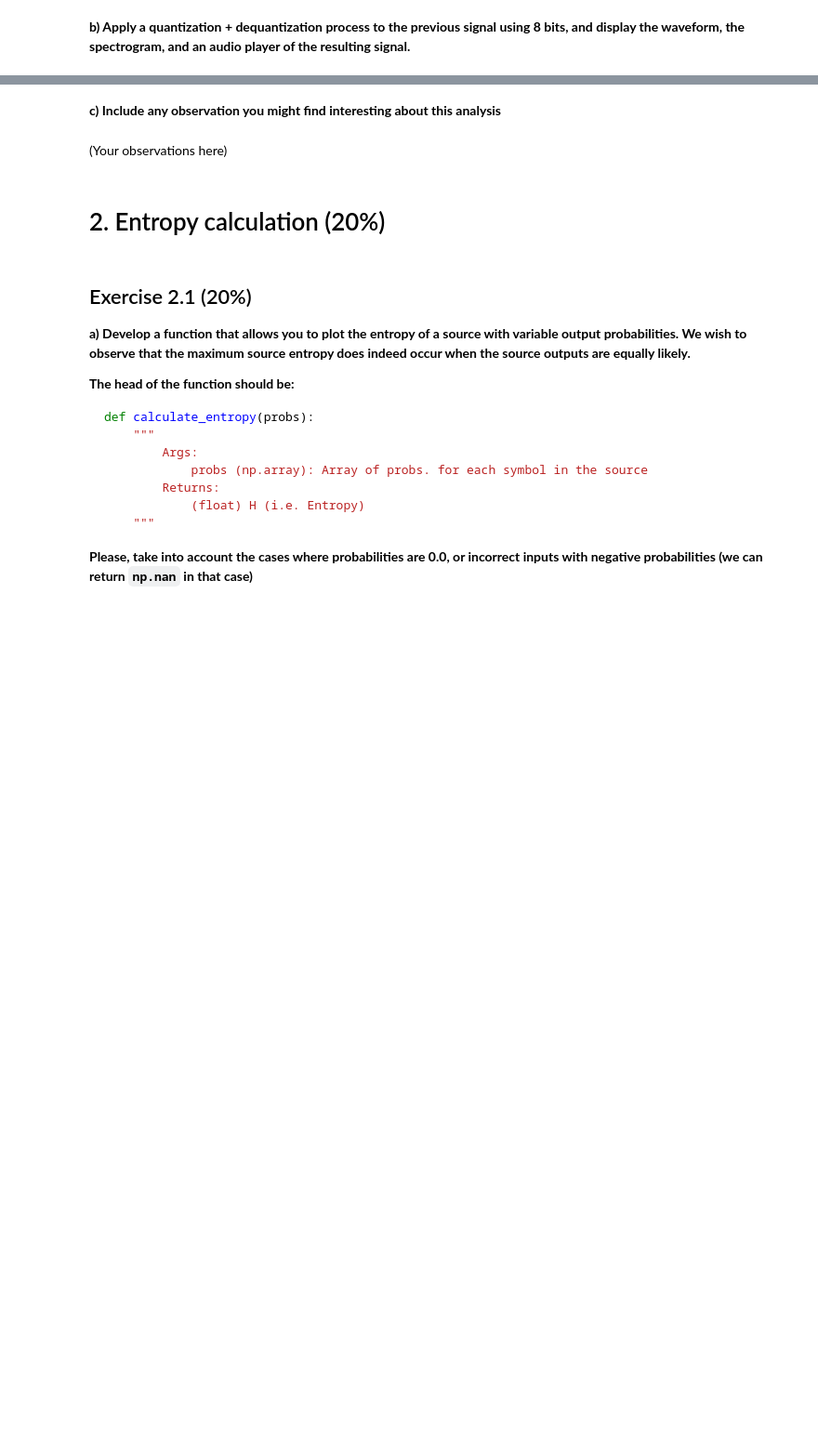
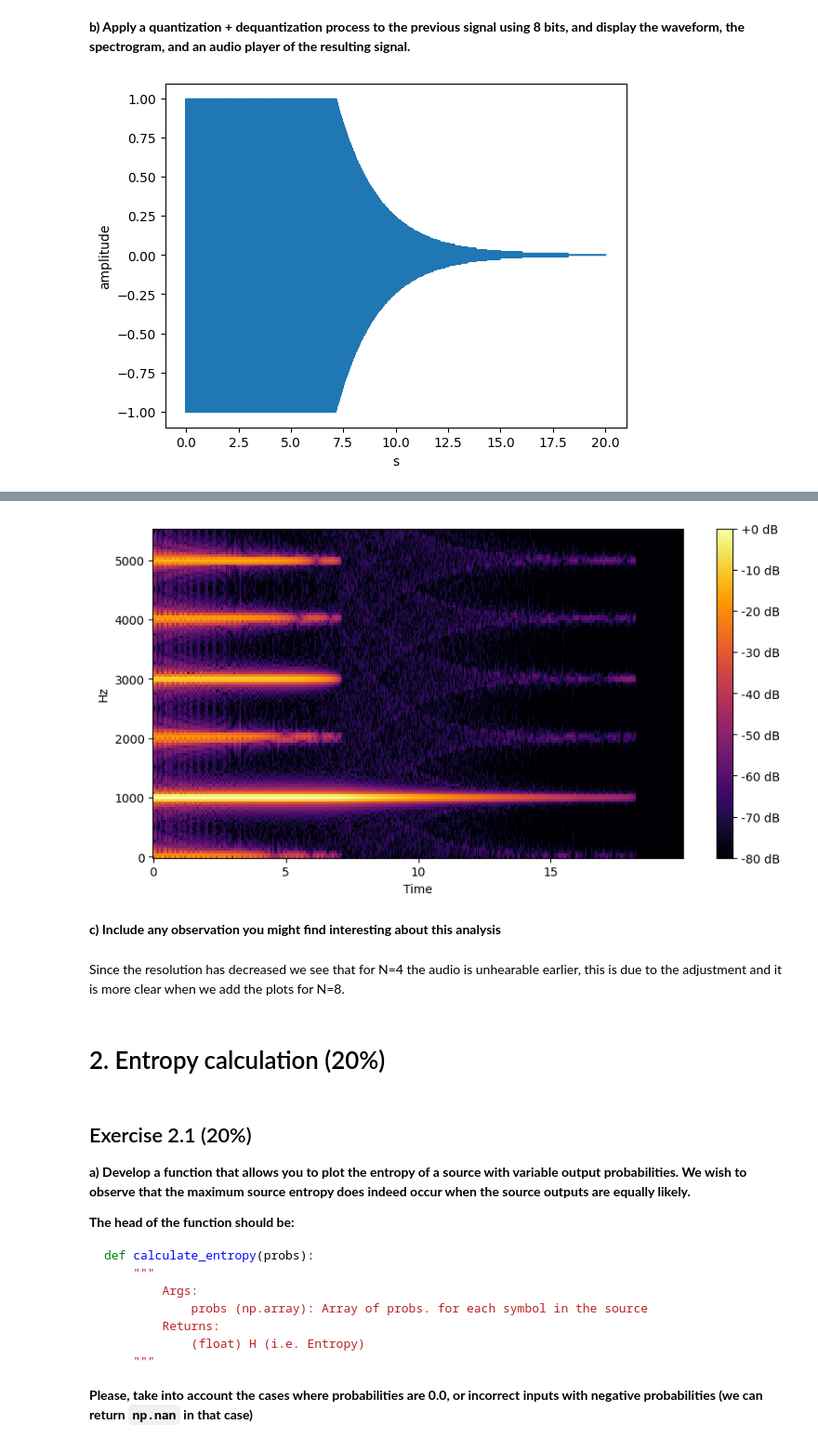
Before and after one commit to javiech1/SCAV, a Jupyter notebook: P1/Lab1_QuantizationAndEntropyCoding_2023.ipynb, the cells around one changed output, grey strips where cells are left out. Shown at 93% size. Saved outputs shown, nothing was run; the diff lists cells and outputs as text; code cells hidden in the pictures; blank space fills up the shorter version.

```diff
--- a/P1/Lab1_QuantizationAndEntropyCoding_2023.ipynb
+++ b/P1/Lab1_QuantizationAndEntropyCoding_2023.ipynb
@@ -308,2 +386,12 @@ Tip: In order to display the waveform, spectrogram, or audio player, the signal
 # %% [markdown]
 **b) Apply a quantization + dequantization process to the previous signal using 8 bits, and display the waveform, the spectrogram, and an audio player of the resulting signal.**
+# %%
+signal = generate_decay_signal()
+signal = quantize(signal, 8)
+signal = dequantize(signal, 8)
+
+plot_waveform(signal)
+display_spectrogram(signal)
+display_audio_player(signal)
+# %% [output]
+[figure, added]
@@ -310,7 +399,8 @@ Tip: In order to display the waveform, spectrogram, or audio player, the signal
+[figure, added]
 # %% [markdown]
 **c) Include any observation you might find interesting about this analysis**
-# %% [markdown]
-(Your observations here)
+# %% [markdown]
+Since the resolution has decreased we see that for N=4 the audio is unhearable earlier, this is due to the adjustment and it is more clear when we add the plots for N=8.
 # %% [markdown]
 # 2. Entropy calculation (20%)
 # %% [markdown]
```
Also changed, not shown: parts of 22 cells of this notebook.
